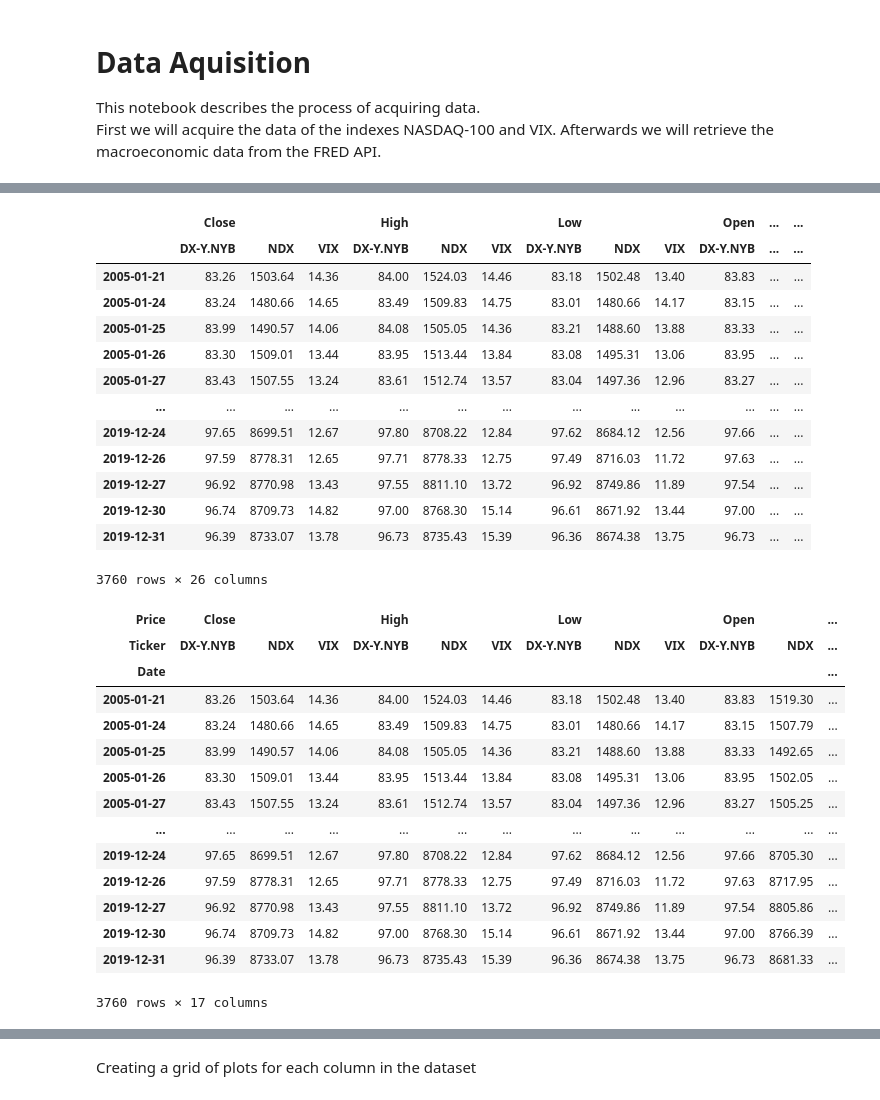
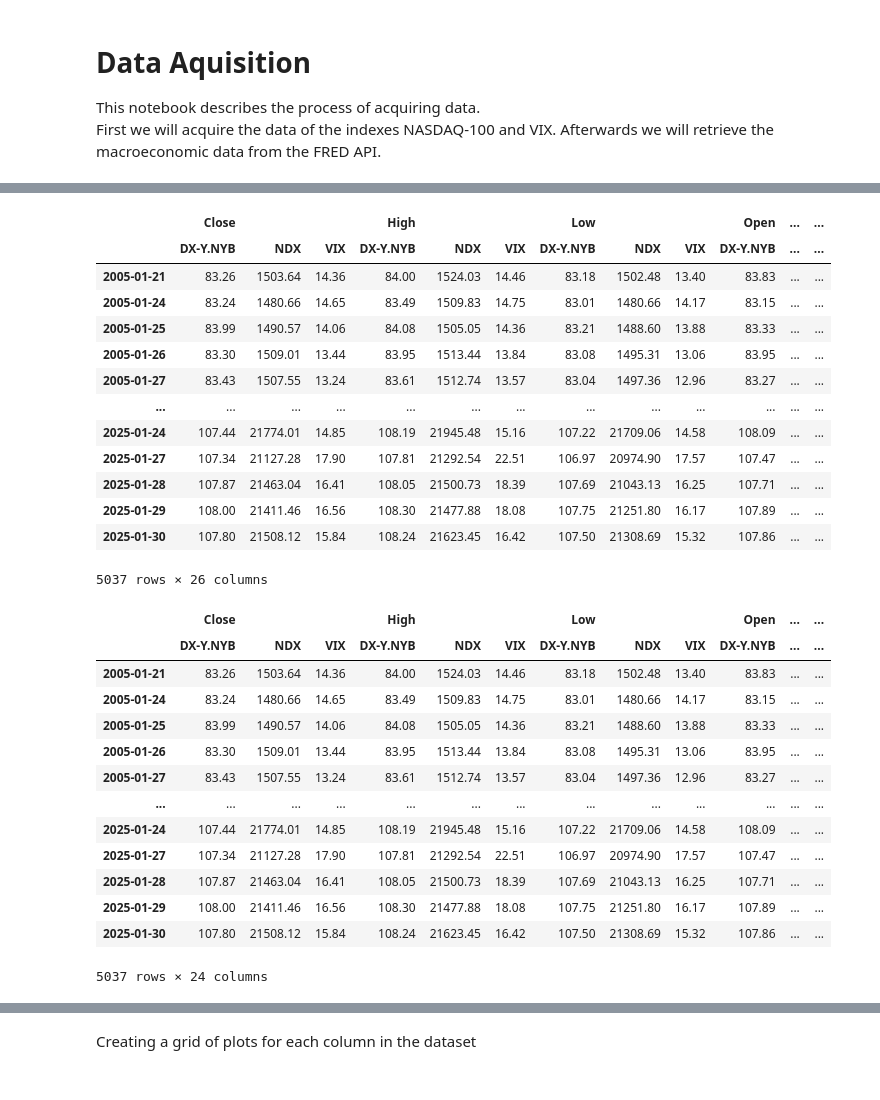
Before and after one commit to NiclasCode/LSTMStockPricePrediction, a Jupyter notebook: data_acquisition.ipynb, the cells around one changed output, grey strips where cells are left out. Cells and saved outputs as stored; diff of their text form; code cells hidden in the pictures.

```diff
--- a/data_acquisition.ipynb
+++ b/data_acquisition.ipynb
@@ -6,16 +6,16 @@ First we will acquire the data of the indexes NASDAQ-100 and VIX. Afterwards we
 # %%
 import yfinance as yf
 # %%
-target = 'AAPL'
+target = 'NDX'
 
 params = {
-    # 'tickers': f'^{target},^VIX,DX-Y.NYB',
-    'tickers': 'AAPL',
+    'tickers': f'^{target},^VIX,DX-Y.NYB',
+    # 'tickers': 'AAPL',
     'interval': '1d',
     'rounding': True,
     'auto_adjust': True,
     'prepost': True,
-    'start': '2009-01-01',
+    'start': '2005-01-01',
     'end': '2025-01-31'
 }
 
@@ -287,31 +287,30 @@ data_full
 | 2005-01-26 | 83.30 | 1509.01 | 13.44 | 83.95 | 1513.44 | 13.84 | 83.08 | 1495.31 | 13.06 | 83.95 | ... | ... |
 | 2005-01-27 | 83.43 | 1507.55 | 13.24 | 83.61 | 1512.74 | 13.57 | 83.04 | 1497.36 | 12.96 | 83.27 | ... | ... |
 | ... | ... | ... | ... | ... | ... | ... | ... | ... | ... | ... | ... | ... |
-| 2019-12-24 | 97.65 | 8699.51 | 12.67 | 97.80 | 8708.22 | 12.84 | 97.62 | 8684.12 | 12.56 | 97.66 | ... | ... |
-| 2019-12-26 | 97.59 | 8778.31 | 12.65 | 97.71 | 8778.33 | 12.75 | 97.49 | 8716.03 | 11.72 | 97.63 | ... | ... |
-| 2019-12-27 | 96.92 | 8770.98 | 13.43 | 97.55 | 8811.10 | 13.72 | 96.92 | 8749.86 | 11.89 | 97.54 | ... | ... |
-| 2019-12-30 | 96.74 | 8709.73 | 14.82 | 97.00 | 8768.30 | 15.14 | 96.61 | 8671.92 | 13.44 | 97.00 | ... | ... |
-| 2019-12-31 | 96.39 | 8733.07 | 13.78 | 96.73 | 8735.43 | 15.39 | 96.36 | 8674.38 | 13.75 | 96.73 | ... | ... |
+| 2025-01-24 | 107.44 | 21774.01 | 14.85 | 108.19 | 21945.48 | 15.16 | 107.22 | 21709.06 | 14.58 | 108.09 | ... | ... |
+| 2025-01-27 | 107.34 | 21127.28 | 17.90 | 107.81 | 21292.54 | 22.51 | 106.97 | 20974.90 | 17.57 | 107.47 | ... | ... |
+| 2025-01-28 | 107.87 | 21463.04 | 16.41 | 108.05 | 21500.73 | 18.39 | 107.69 | 21043.13 | 16.25 | 107.71 | ... | ... |
+| 2025-01-29 | 108.00 | 21411.46 | 16.56 | 108.30 | 21477.88 | 18.08 | 107.75 | 21251.80 | 16.17 | 107.89 | ... | ... |
+| 2025-01-30 | 107.80 | 21508.12 | 15.84 | 108.24 | 21623.45 | 16.42 | 107.50 | 21308.69 | 15.32 | 107.86 | ... | ... |
-3760 rows × 26 columns
+5037 rows × 26 columns
 # %%
-data.drop([('Volume', 'DX-Y.NYB'), ('Volume', 'VIX')], axis=1, inplace=True)
+data_full.drop([('Volume', 'DX-Y.NYB'), ('Volume', 'VIX')], axis=1, inplace=True)
 # %%
-data
+data_full
 # %% [output]
-| Price | Close |  |  | High |  |  | Low |  |  | Open |  | ... |
-| Ticker | DX-Y.NYB | NDX | VIX | DX-Y.NYB | NDX | VIX | DX-Y.NYB | NDX | VIX | DX-Y.NYB | NDX | ... |
-| Date |  |  |  |  |  |  |  |  |  |  |  | ... |
-| 2005-01-21 | 83.26 | 1503.64 | 14.36 | 84.00 | 1524.03 | 14.46 | 83.18 | 1502.48 | 13.40 | 83.83 | 1519.30 | ... |
-| 2005-01-24 | 83.24 | 1480.66 | 14.65 | 83.49 | 1509.83 | 14.75 | 83.01 | 1480.66 | 14.17 | 83.15 | 1507.79 | ... |
-| 2005-01-25 | 83.99 | 1490.57 | 14.06 | 84.08 | 1505.05 | 14.36 | 83.21 | 1488.60 | 13.88 | 83.33 | 1492.65 | ... |
-| 2005-01-26 | 83.30 | 1509.01 | 13.44 | 83.95 | 1513.44 | 13.84 | 83.08 | 1495.31 | 13.06 | 83.95 | 1502.05 | ... |
-| 2005-01-27 | 83.43 | 1507.55 | 13.24 | 83.61 | 1512.74 | 13.57 | 83.04 | 1497.36 | 12.96 | 83.27 | 1505.25 | ... |
+|  | Close |  |  | High |  |  | Low |  |  | Open | ... | ... |
+|  | DX-Y.NYB | NDX | VIX | DX-Y.NYB | NDX | VIX | DX-Y.NYB | NDX | VIX | DX-Y.NYB | ... | ... |
+| 2005-01-21 | 83.26 | 1503.64 | 14.36 | 84.00 | 1524.03 | 14.46 | 83.18 | 1502.48 | 13.40 | 83.83 | ... | ... |
+| 2005-01-24 | 83.24 | 1480.66 | 14.65 | 83.49 | 1509.83 | 14.75 | 83.01 | 1480.66 | 14.17 | 83.15 | ... | ... |
+| 2005-01-25 | 83.99 | 1490.57 | 14.06 | 84.08 | 1505.05 | 14.36 | 83.21 | 1488.60 | 13.88 | 83.33 | ... | ... |
+| 2005-01-26 | 83.30 | 1509.01 | 13.44 | 83.95 | 1513.44 | 13.84 | 83.08 | 1495.31 | 13.06 | 83.95 | ... | ... |
+| 2005-01-27 | 83.43 | 1507.55 | 13.24 | 83.61 | 1512.74 | 13.57 | 83.04 | 1497.36 | 12.96 | 83.27 | ... | ... |
 | ... | ... | ... | ... | ... | ... | ... | ... | ... | ... | ... | ... | ... |
-| 2019-12-24 | 97.65 | 8699.51 | 12.67 | 97.80 | 8708.22 | 12.84 | 97.62 | 8684.12 | 12.56 | 97.66 | 8705.30 | ... |
-| 2019-12-26 | 97.59 | 8778.31 | 12.65 | 97.71 | 8778.33 | 12.75 | 97.49 | 8716.03 | 11.72 | 97.63 | 8717.95 | ... |
-| 2019-12-27 | 96.92 | 8770.98 | 13.43 | 97.55 | 8811.10 | 13.72 | 96.92 | 8749.86 | 11.89 | 97.54 | 8805.86 | ... |
-| 2019-12-30 | 96.74 | 8709.73 | 14.82 | 97.00 | 8768.30 | 15.14 | 96.61 | 8671.92 | 13.44 | 97.00 | 8766.39 | ... |
-| 2019-12-31 | 96.39 | 8733.07 | 13.78 | 96.73 | 8735.43 | 15.39 | 96.36 | 8674.38 | 13.75 | 96.73 | 8681.33 | ... |
+| 2025-01-24 | 107.44 | 21774.01 | 14.85 | 108.19 | 21945.48 | 15.16 | 107.22 | 21709.06 | 14.58 | 108.09 | ... | ... |
+| 2025-01-27 | 107.34 | 21127.28 | 17.90 | 107.81 | 21292.54 | 22.51 | 106.97 | 20974.90 | 17.57 | 107.47 | ... | ... |
+| 2025-01-28 | 107.87 | 21463.04 | 16.41 | 108.05 | 21500.73 | 18.39 | 107.69 | 21043.13 | 16.25 | 107.71 | ... | ... |
+| 2025-01-29 | 108.00 | 21411.46 | 16.56 | 108.30 | 21477.88 | 18.08 | 107.75 | 21251.80 | 16.17 | 107.89 | ... | ... |
+| 2025-01-30 | 107.80 | 21508.12 | 15.84 | 108.24 | 21623.45 | 16.42 | 107.50 | 21308.69 | 15.32 | 107.86 | ... | ... |
-3760 rows × 17 columns
+5037 rows × 24 columns
 # %%
 
```
Also changed, not shown: parts of 12 cells of this notebook, 5 other files.
